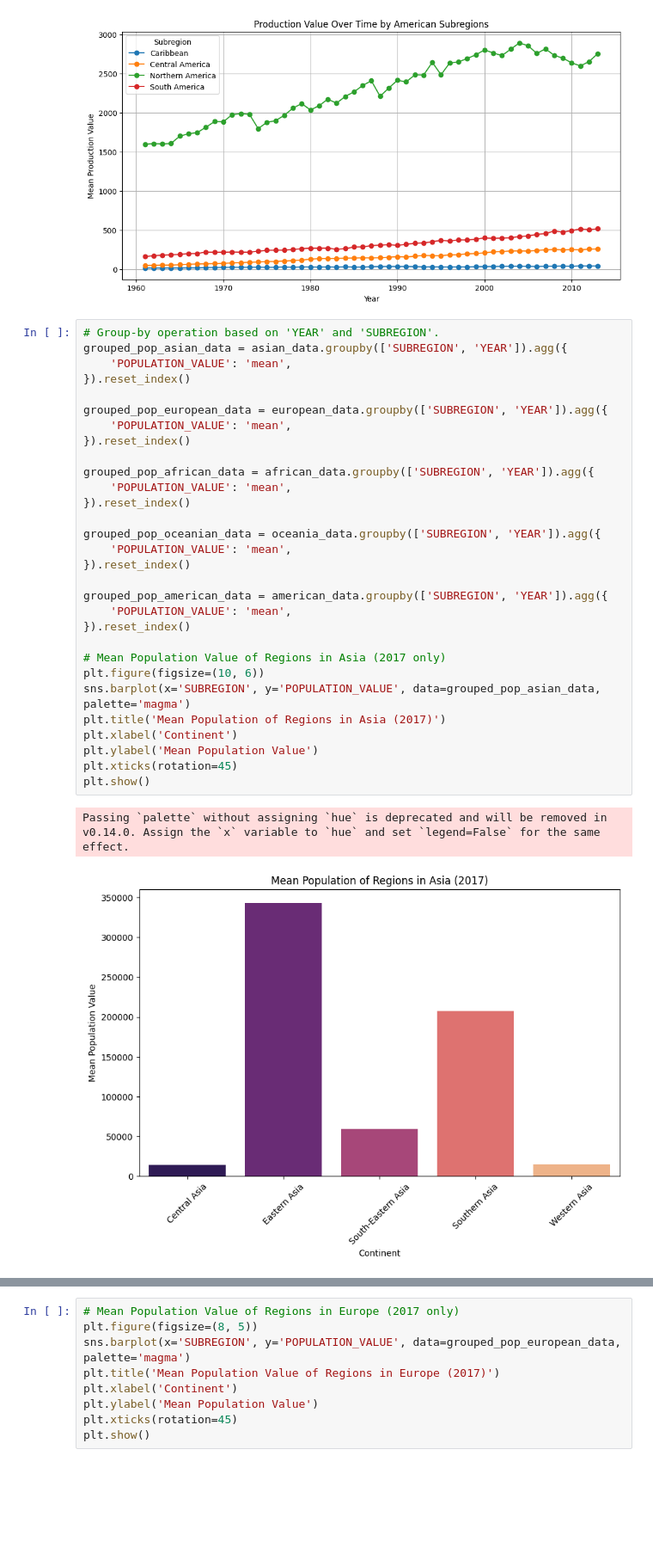
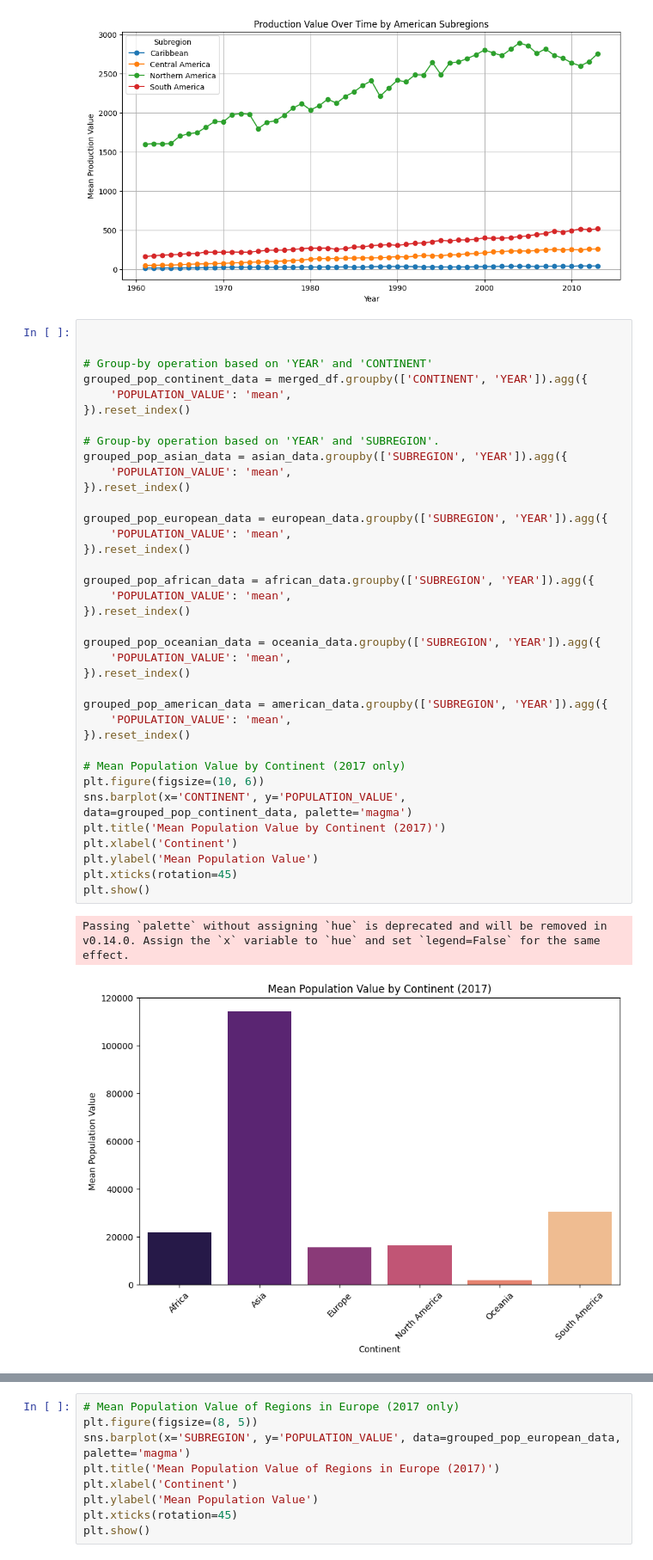
Before and after one commit to Alessa-Gillespie/ASSMT1-GRP3-DATAVIZ, a Jupyter notebook: dataviz_assessment1.ipynb, the cells around one changed output, grey strips where cells are left out. Shown at 86% size. Saved outputs shown, nothing was run; the diff lists cells and outputs as text; blank space fills up the shorter version.

Commit message:
Finished Task 4
Uodated the task 4 writings and put more line graphs based on subregions.

```diff
--- a/dataviz_assessment1.ipynb
+++ b/dataviz_assessment1.ipynb
@@ -1439,35 +1454,42 @@ Aggregated Data by Oceanian SUBREGIONS:
 [216 rows x 4 columns]
 [figure]
 # %%
+
+
+# Group-by operation based on 'YEAR' and 'CONTINENT'
+grouped_pop_continent_data = merged_df.groupby(['CONTINENT', 'YEAR']).agg({
+    'POPULATION_VALUE': 'mean',
+}).reset_index()
+
 # Group-by operation based on 'YEAR' and 'SUBREGION'.
 grouped_pop_asian_data = asian_data.groupby(['SUBREGION', 'YEAR']).agg({
     'POPULATION_VALUE': 'mean',
 }).reset_index()
 
 grouped_pop_european_data = european_data.groupby(['SUBREGION', 'YEAR']).agg({
     'POPULATION_VALUE': 'mean',
 }).reset_index()
 
 grouped_pop_african_data = african_data.groupby(['SUBREGION', 'YEAR']).agg({
     'POPULATION_VALUE': 'mean',
 }).reset_index()
 
 grouped_pop_oceanian_data = oceania_data.groupby(['SUBREGION', 'YEAR']).agg({
     'POPULATION_VALUE': 'mean',
 }).reset_index()
 
 grouped_pop_american_data = american_data.groupby(['SUBREGION', 'YEAR']).agg({
     'POPULATION_VALUE': 'mean',
 }).reset_index()
 
-# Mean Population Value of Regions in Asia (2017 only)
+# Mean Population Value by Continent (2017 only)
 plt.figure(figsize=(10, 6))
-sns.barplot(x='SUBREGION', y='POPULATION_VALUE', data=grouped_pop_asian_data, palette='magma')
-plt.title('Mean Population of Regions in Asia (2017)')
+sns.barplot(x='CONTINENT', y='POPULATION_VALUE', data=grouped_pop_continent_data, palette='magma')
+plt.title('Mean Population Value by Continent (2017)')
 plt.xlabel('Continent')
 plt.ylabel('Mean Population Value')
 plt.xticks(rotation=45)
 plt.show()
 # %% [output]
 Passing `palette` without assigning `hue` is deprecated and will be removed in v0.14.0. Assign the `x` variable to `hue` and set `legend=False` for the same effect.
-[figure, old version]
+[figure, new version]
```
Also changed, not shown: parts of 13 cells of this notebook.
